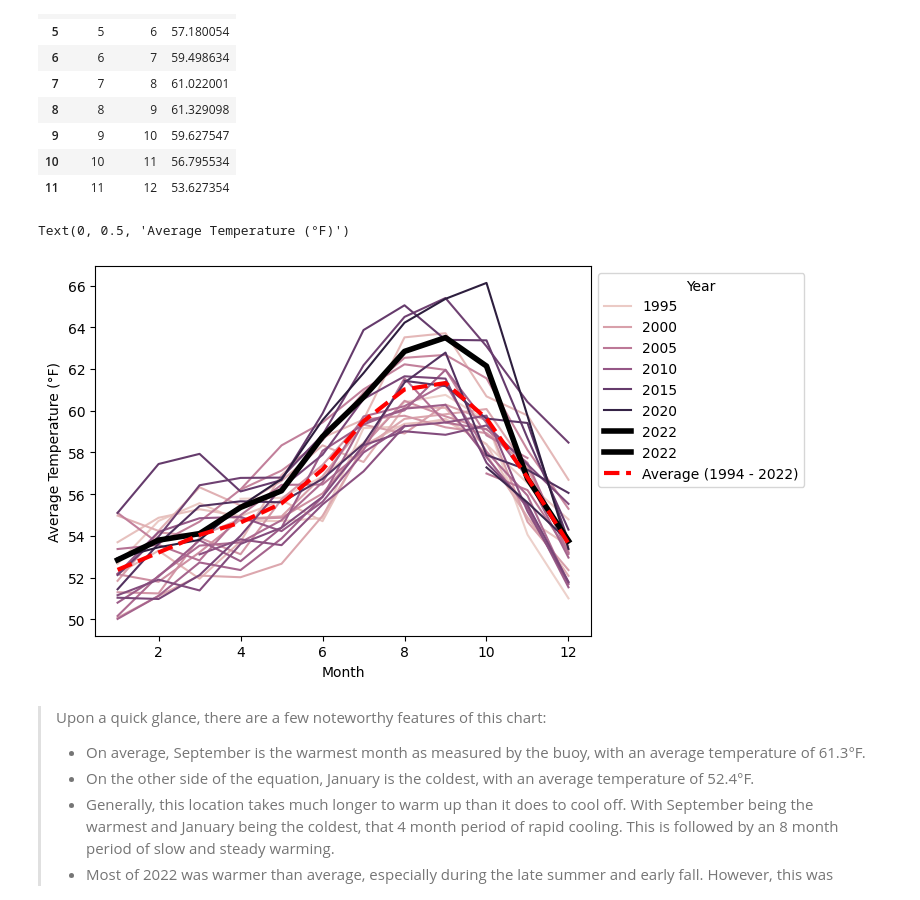
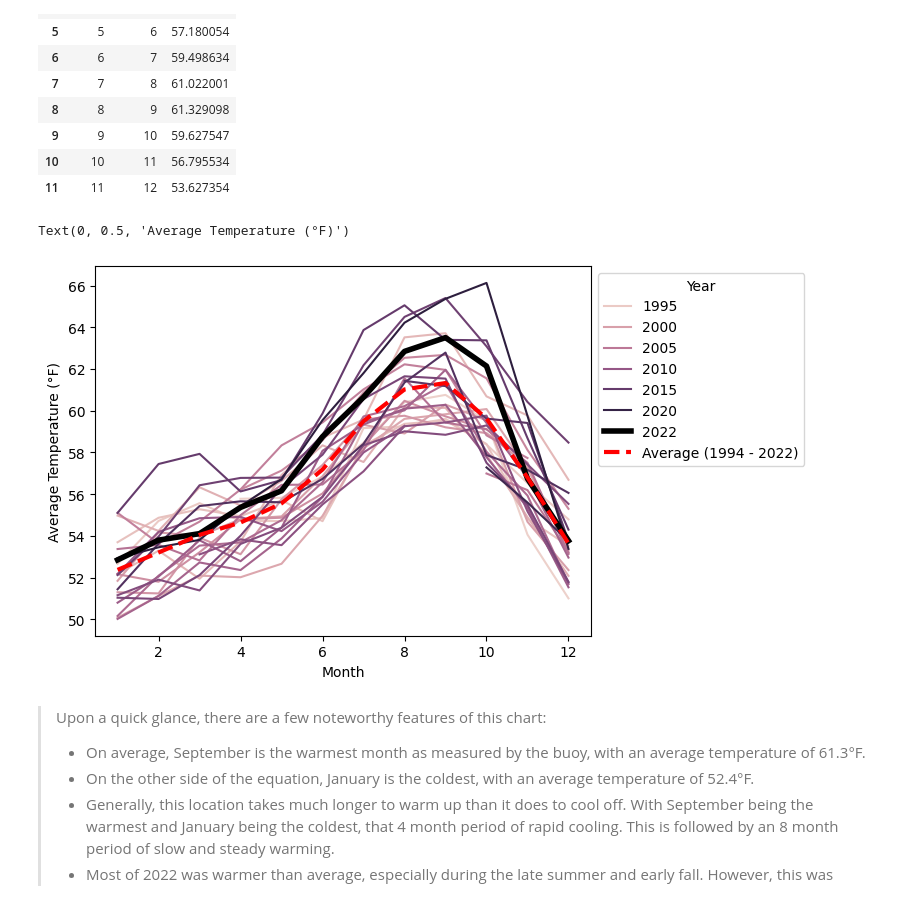
Before and after one commit to nelsonauner/SF_Bay, a Jupyter notebook: analysis.ipynb, the cells around one changed output. Saved outputs shown, nothing was run; the diff lists cells and outputs as text; code cells hidden in the pictures.

```diff
--- a/analysis.ipynb
+++ b/analysis.ipynb
@@ -131,24 +131,19 @@ ma2
 # %%
 ax = sns.lineplot(data = monthly_average.loc[monthly_average.year<2022,:], x = "month", y = "Mean", hue = "year")
 sns.lineplot(
     data = monthly_average.loc[monthly_average.year == 2022,:],
-    x = "month", y = "Mean",
-    linewidth = 4, color = "black", label = "2022"
-    )
-sns.lineplot(
-    data = monthly_average.loc[monthly_average.year == 2023,:],
     x = "month", y = "Mean",
     linewidth = 4, color = "black", label = "2022"
     )
 sns.lineplot(
     data = ma2, x = "month", y = "Mean",
     linewidth = 3, color = "red", linestyle = "dashed", label = "Average (1994 - 2022)")
 sns.move_legend(ax, "upper left", bbox_to_anchor=(1, 1), title = "Year")
 ax.set_xlabel("Month")
 ax.set_ylabel("Average Temperature (\N{DEGREE SIGN}F)")
 # %% [output]
 Text(0, 0.5, 'Average Temperature (°F)')
-[figure, old version]
+[figure, new version]
 # %% [markdown]
 >Upon a quick glance, there are a few noteworthy features of this chart:
 >- On average, September is the warmest month as measured by the buoy, with an average temperature of 61.3&deg;F.
```
Also changed, not shown: parts of 7 cells of this notebook.
